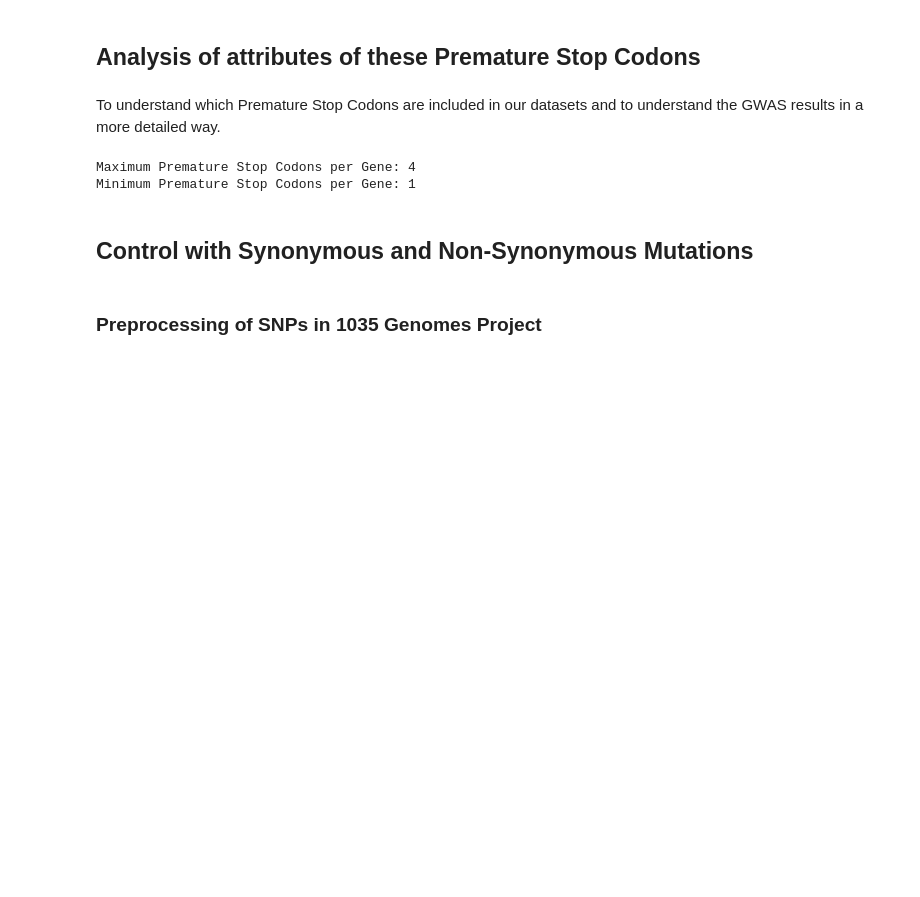
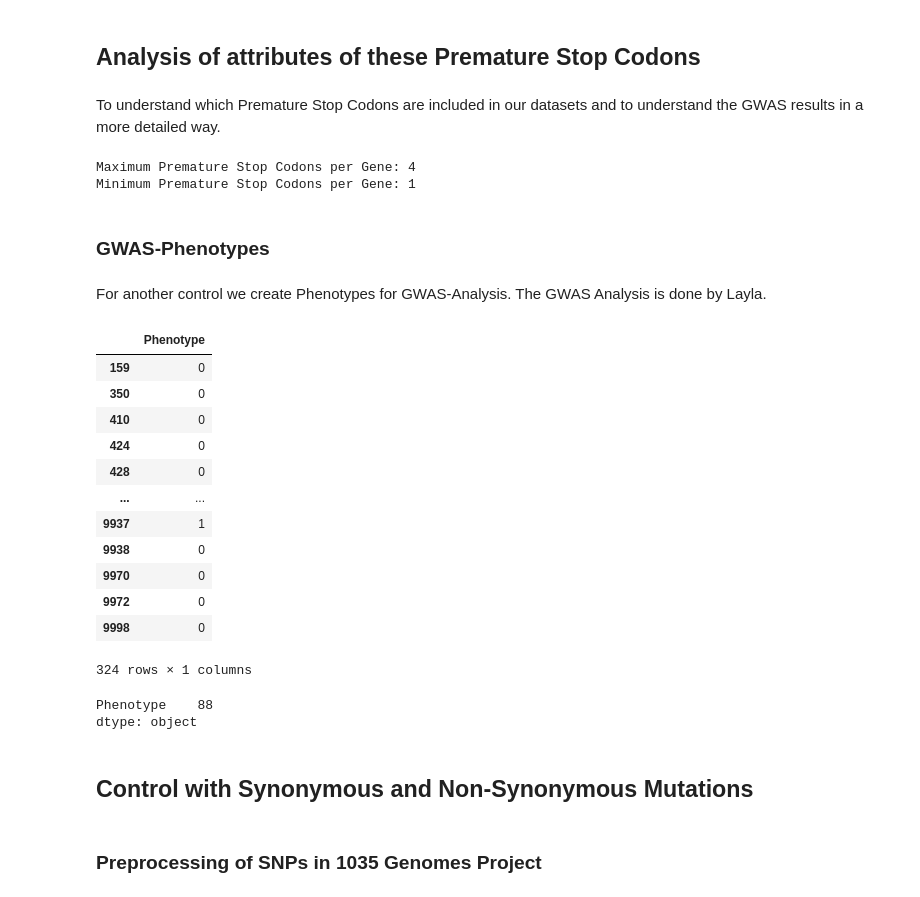
Before and after one commit to laurasteinmann/Premature_Stop_Codons, a Jupyter notebook: results/Premature_Stop_Codons.ipynb, the cells around one changed output. Cells and saved outputs as stored; diff of their text form; code cells hidden in the pictures; blank space fills up the shorter version.

Commit message:
New Phenotypes for Layla

```diff
--- a/results/Premature_Stop_Codons.ipynb
+++ b/results/Premature_Stop_Codons.ipynb
@@ -293,3 +309,7 @@ To understand which Premature Stop Codons are included in our datasets and to un
 # %% [output]
 Maximum Premature Stop Codons per Gene: 4
 Minimum Premature Stop Codons per Gene: 1
+# %% [markdown]
+### GWAS-Phenotypes
+# %% [markdown]
+For another control we create Phenotypes for GWAS-Analysis. The GWAS Analysis is done by Layla.
@@ -296,3 +318,24 @@ Minimum Premature Stop Codons per Gene: 1
+# %%
+phenotype
+# %% [output]
+|  | Phenotype |
+| 159 | 0 |
+| 350 | 0 |
+| 410 | 0 |
+| 424 | 0 |
+| 428 | 0 |
+| ... | ... |
+| 9937 | 1 |
+| 9938 | 0 |
+| 9970 | 0 |
+| 9972 | 0 |
+| 9998 | 0 |
+324 rows × 1 columns
+# %%
+phenotype.sum()
+# %% [output]
+Phenotype    88
+dtype: object
 # %% [markdown]
 ## Control with Synonymous and Non-Synonymous Mutations
 # %% [markdown]
```
Also changed, not shown: parts of 2 cells of this notebook, 1 other file.
